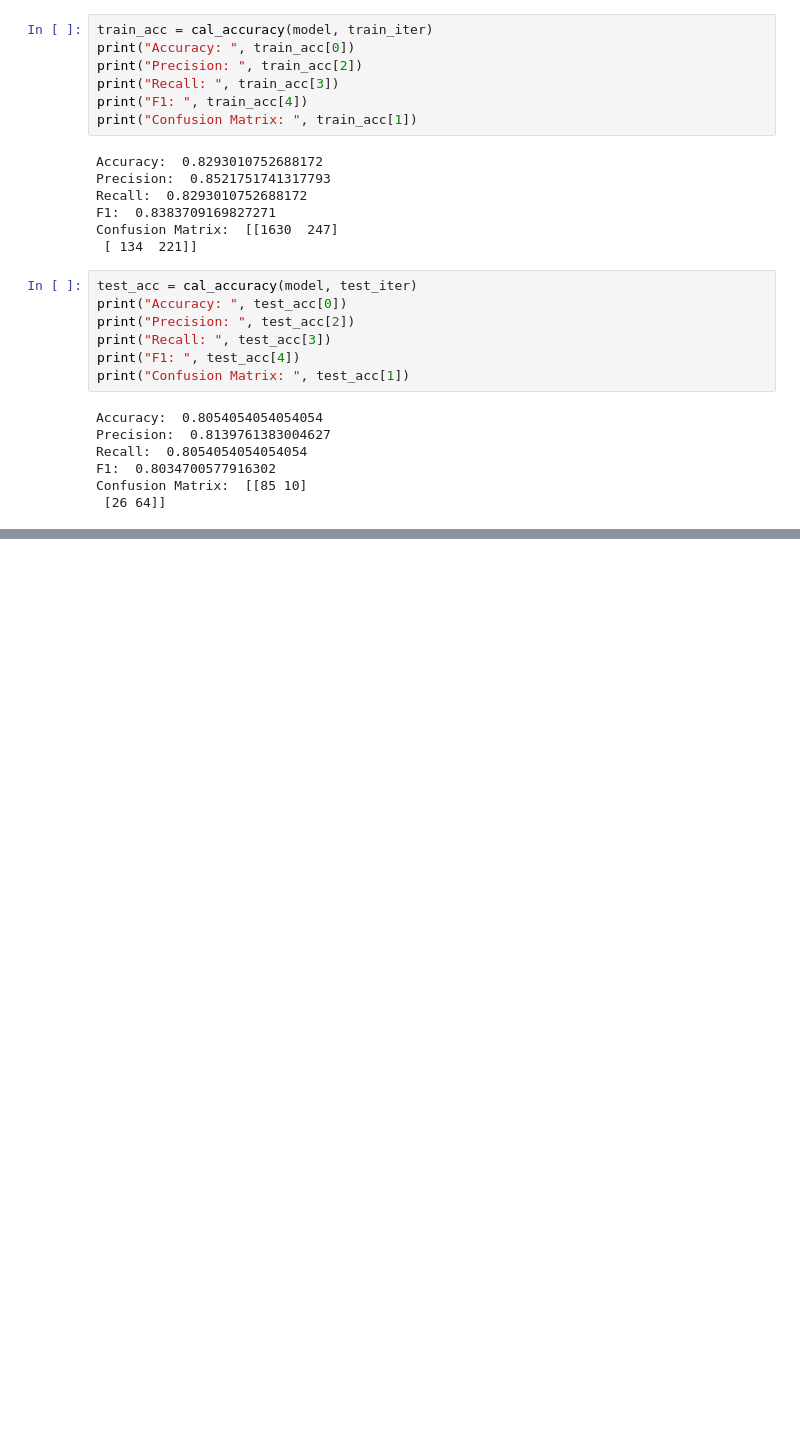
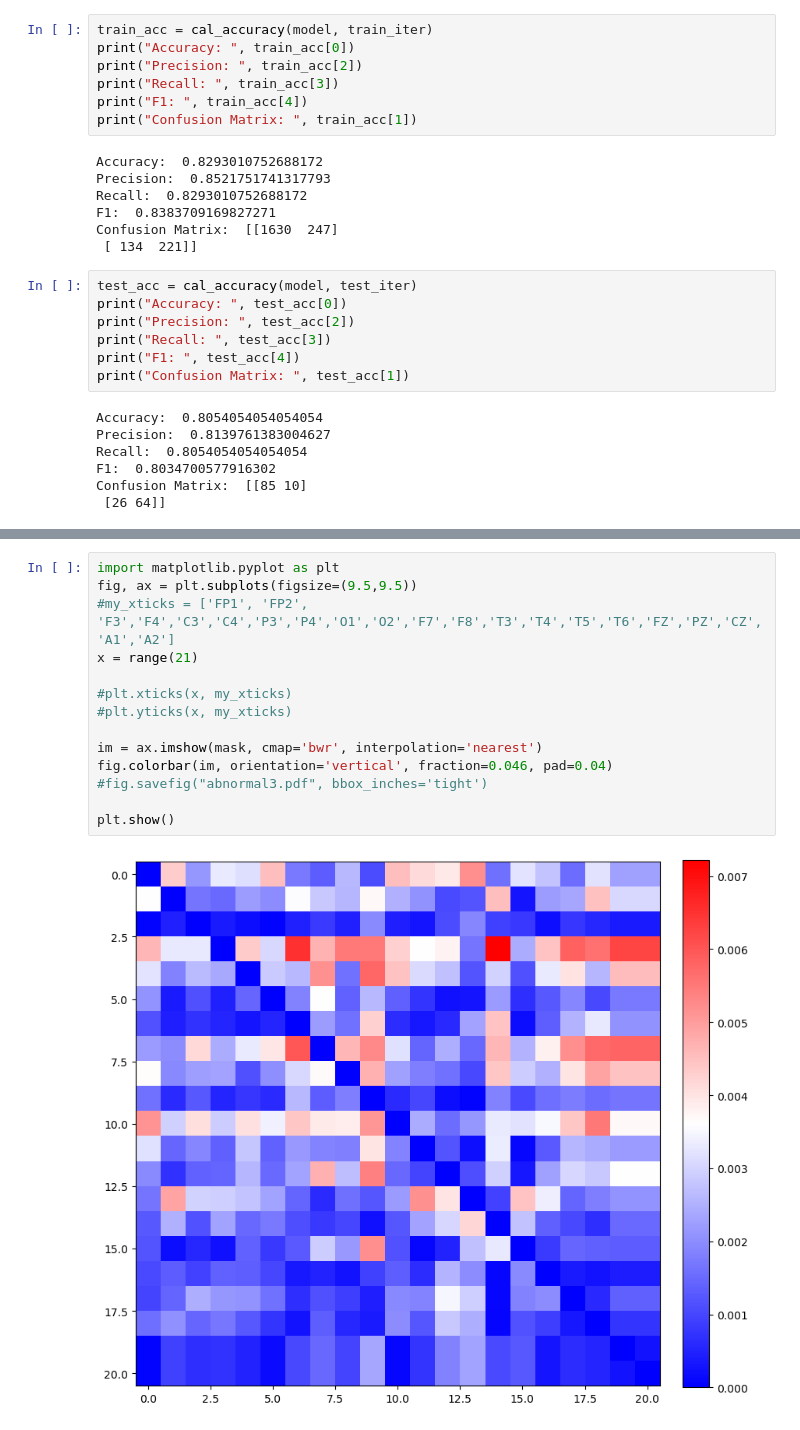
Before and after one commit to mhmdrdwn/EEG-Graph, a Jupyter notebook: graph_gcn_nmt_normal_abnormal.ipynb, the cells around one changed output, grey strips where cells are left out. Saved outputs shown, nothing was run; the diff lists cells and outputs as text; blank space fills up the shorter version.

```diff
--- a/graph_gcn_nmt_normal_abnormal.ipynb
+++ b/graph_gcn_nmt_normal_abnormal.ipynb
@@ -1003,0 +1041,16 @@ KeyboardInterrupt:
+# %%
+import matplotlib.pyplot as plt
+fig, ax = plt.subplots(figsize=(9.5,9.5))
+#my_xticks = ['FP1', 'FP2', 'F3','F4','C3','C4','P3','P4','O1','O2','F7','F8','T3','T4','T5','T6','FZ','PZ','CZ','A1','A2']
+x = range(21)
+
+#plt.xticks(x, my_xticks)
+#plt.yticks(x, my_xticks)
+
+im = ax.imshow(mask, cmap='bwr', interpolation='nearest')
+fig.colorbar(im, orientation='vertical', fraction=0.046, pad=0.04)
+#fig.savefig("abnormal3.pdf", bbox_inches='tight')
+
+plt.show()
+# %% [output]
+[figure, added]
```
Also changed, not shown: parts of 17 cells of this notebook.
